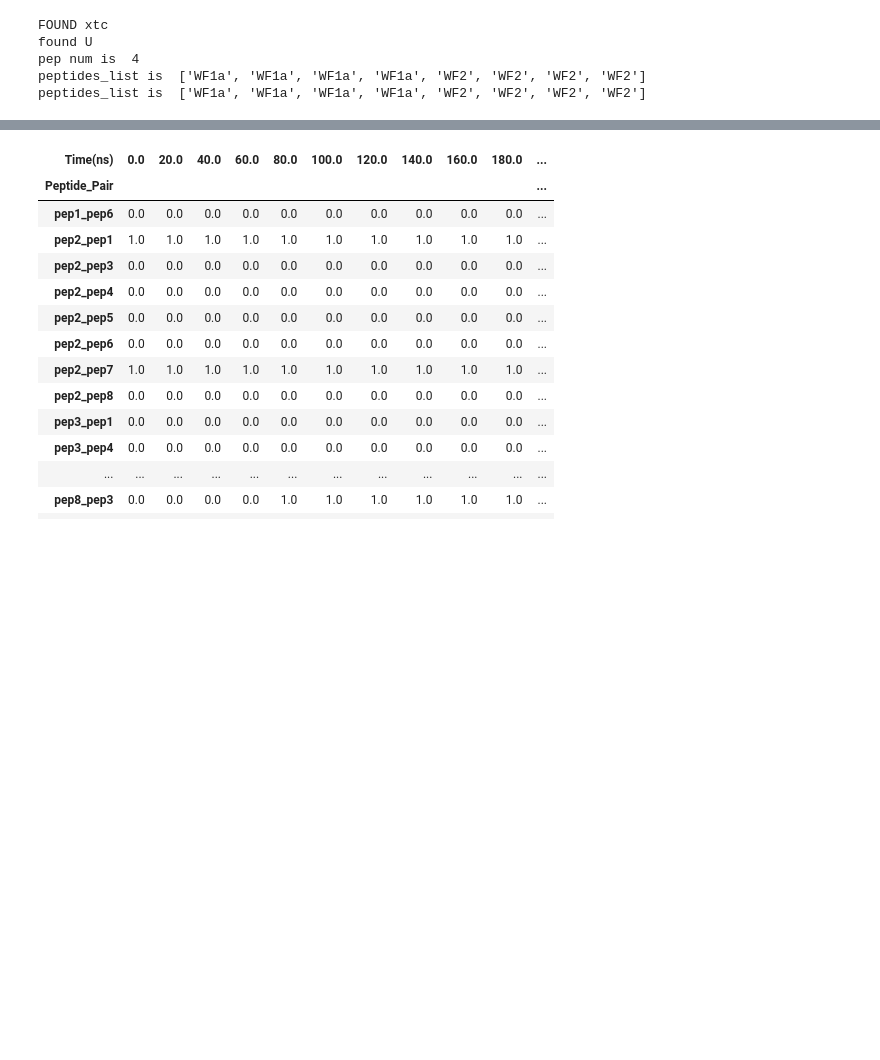
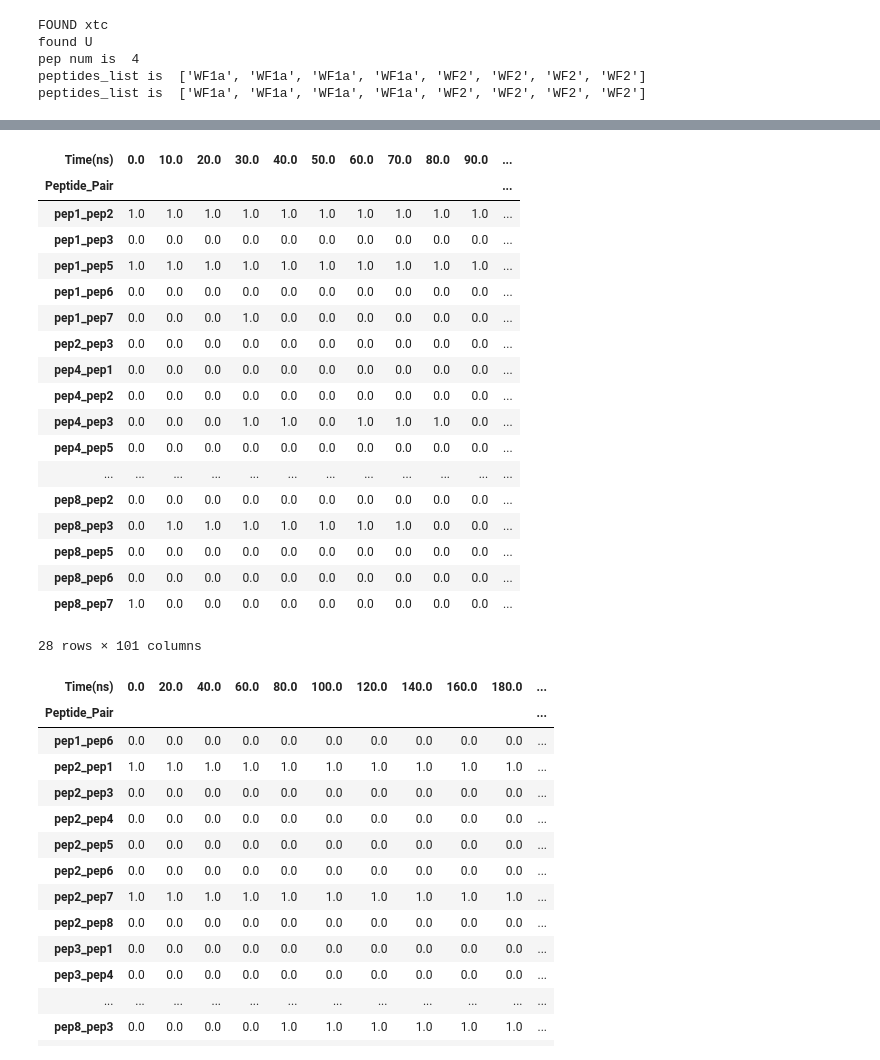
Before and after one commit to miruuna/WF_synergy, a Jupyter notebook: interactions_over_time.ipynb, the cells around one changed output, grey strips where cells are left out. Saved outputs shown, nothing was run; the diff lists cells and outputs as text; code cells hidden in the pictures; blank space fills up the shorter version.

```diff
--- a/interactions_over_time.ipynb
+++ b/interactions_over_time.ipynb
@@ -181,7 +223,28 @@ sns.heatmap(df_interactions, xticklabels=True, yticklabels=True)
 # %%
-df_interactions_to_save = df_interactions.mask(df_interactions>7, 0)
-df_interactions_to_save = df_interactions_to_save.mask(df_interactions_to_save>0, 1)
+df_true_or_false = df_true_or_false.mask(df_true_or_false>7, 0)
+df_interactions_to_save = df_true_or_false.mask(df_true_or_false>0, 1)
 df_interactions_to_save.to_csv("WF1a_WF2_interactions_true_false.csv")
+df_interactions_to_save
+# %% [output]
+| Time(ns) | 0.0 | 10.0 | 20.0 | 30.0 | 40.0 | 50.0 | 60.0 | 70.0 | 80.0 | 90.0 | ... |
+| Peptide_Pair |  |  |  |  |  |  |  |  |  |  | ... |
+| pep1_pep2 | 1.0 | 1.0 | 1.0 | 1.0 | 1.0 | 1.0 | 1.0 | 1.0 | 1.0 | 1.0 | ... |
+| pep1_pep3 | 0.0 | 0.0 | 0.0 | 0.0 | 0.0 | 0.0 | 0.0 | 0.0 | 0.0 | 0.0 | ... |
+| pep1_pep5 | 1.0 | 1.0 | 1.0 | 1.0 | 1.0 | 1.0 | 1.0 | 1.0 | 1.0 | 1.0 | ... |
+| pep1_pep6 | 0.0 | 0.0 | 0.0 | 0.0 | 0.0 | 0.0 | 0.0 | 0.0 | 0.0 | 0.0 | ... |
+| pep1_pep7 | 0.0 | 0.0 | 0.0 | 1.0 | 0.0 | 0.0 | 0.0 | 0.0 | 0.0 | 0.0 | ... |
+| pep2_pep3 | 0.0 | 0.0 | 0.0 | 0.0 | 0.0 | 0.0 | 0.0 | 0.0 | 0.0 | 0.0 | ... |
+| pep4_pep1 | 0.0 | 0.0 | 0.0 | 0.0 | 0.0 | 0.0 | 0.0 | 0.0 | 0.0 | 0.0 | ... |
+| pep4_pep2 | 0.0 | 0.0 | 0.0 | 0.0 | 0.0 | 0.0 | 0.0 | 0.0 | 0.0 | 0.0 | ... |
+| pep4_pep3 | 0.0 | 0.0 | 0.0 | 1.0 | 1.0 | 0.0 | 1.0 | 1.0 | 1.0 | 0.0 | ... |
+| pep4_pep5 | 0.0 | 0.0 | 0.0 | 0.0 | 0.0 | 0.0 | 0.0 | 0.0 | 0.0 | 0.0 | ... |
+| ... | ... | ... | ... | ... | ... | ... | ... | ... | ... | ... | ... |
+| pep8_pep2 | 0.0 | 0.0 | 0.0 | 0.0 | 0.0 | 0.0 | 0.0 | 0.0 | 0.0 | 0.0 | ... |
+| pep8_pep3 | 0.0 | 1.0 | 1.0 | 1.0 | 1.0 | 1.0 | 1.0 | 1.0 | 0.0 | 0.0 | ... |
+| pep8_pep5 | 0.0 | 0.0 | 0.0 | 0.0 | 0.0 | 0.0 | 0.0 | 0.0 | 0.0 | 0.0 | ... |
+| pep8_pep6 | 0.0 | 0.0 | 0.0 | 0.0 | 0.0 | 0.0 | 0.0 | 0.0 | 0.0 | 0.0 | ... |
+| pep8_pep7 | 1.0 | 0.0 | 0.0 | 0.0 | 0.0 | 0.0 | 0.0 | 0.0 | 0.0 | 0.0 | ... |
+28 rows × 101 columns
 # %%
 df_interactions_to_save
 # %% [output]
```
Also changed, not shown: parts of 12 cells of this notebook, 2 other files.
